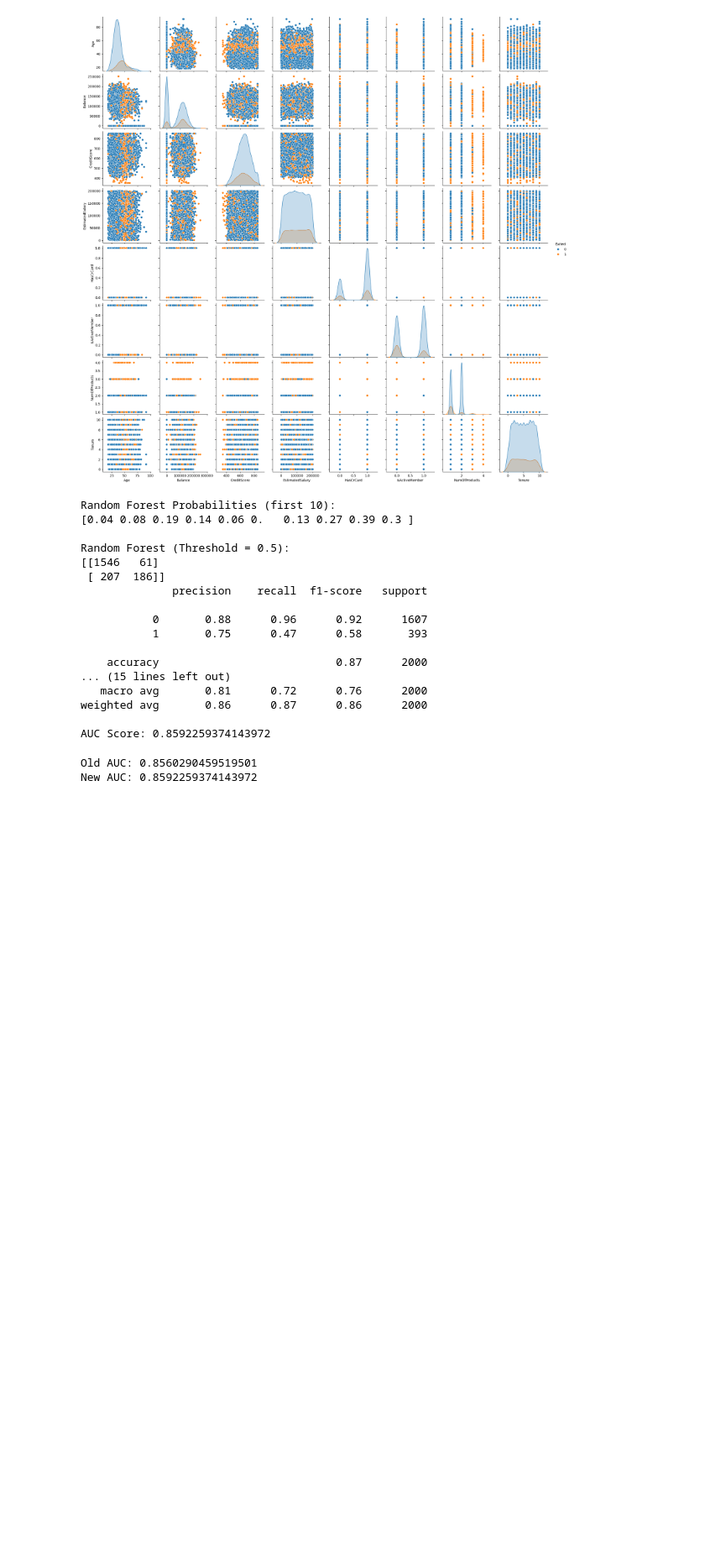
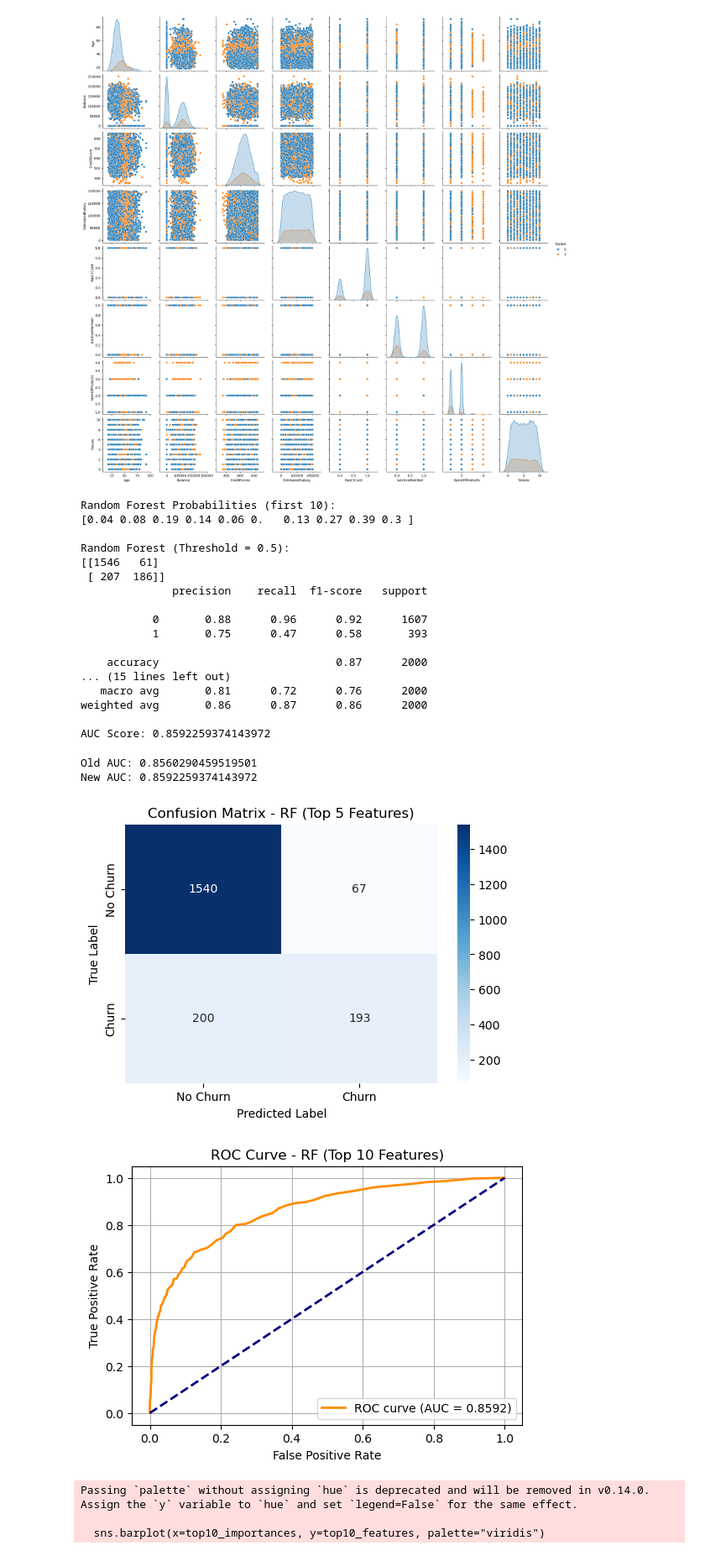
Before and after one commit to muskansohaney/Customer-churn-predictor-at-bank, a Jupyter notebook: churn_rf.ipynb, the cells around one changed output. Shown at 84% size. Saved outputs shown, nothing was run; the diff lists cells and outputs as text; code cells hidden in the pictures; blank space fills up the shorter version.

```diff
--- a/churn_rf.ipynb
+++ b/churn_rf.ipynb
@@ -133,15 +131,15 @@ feature_importance_df = pd.DataFrame({
 }).sort_values(by='Importance', ascending=False)
 
 # ---------- Step 2: Pick Top 5 Features ----------
-top5_features = feature_importance_df.head(10)['Feature'].tolist()
-print("🔥 Top 5 Important Features:", top5_features)
+top10_features = feature_importance_df.head(10)['Feature'].tolist()
+print("🔥 Top 10 Important Features:", top10_features)
 
 # ---------- Step 3: Train new RF using Top 5 Features ----------
-rf_top5 = RandomForestClassifier(n_estimators=100, random_state=42)
-rf_top5.fit(X_train[top5_features], y_train)
+rf_top10 = RandomForestClassifier(n_estimators=100, random_state=42)
+rf_top10.fit(X_train[top10_features], y_train)
 
 # ---------- Step 4: Evaluate ----------
-rf_probs = rf_top5.predict_proba(X_test[top5_features])[:, 1]
+rf_probs = rf_top10.predict_proba(X_test[top10_features])[:, 1]
 rf_preds = (rf_probs >= 0.5).astype(int)
 
 print("\n📊 RF Model (Top 5 Features):")
@@ -172,3 +170,42 @@ print("New AUC:", roc_auc_score(y_test, rf_probs))
 # %% [output]
 Old AUC: 0.8560290459519501
 New AUC: 0.8592259374143972
+# %%
+import matplotlib.pyplot as plt
+import seaborn as sns
+from sklearn.metrics import roc_curve, auc, ConfusionMatrixDisplay
+plt.figure(figsize=(6, 4))
+cm = confusion_matrix(y_test, rf_preds)
+sns.heatmap(cm, annot=True, fmt='d', cmap='Blues', xticklabels=["No Churn", "Churn"], yticklabels=["No Churn", "Churn"])
+plt.title("Confusion Matrix - RF (Top 5 Features)")
+plt.xlabel("Predicted Label")
+plt.ylabel("True Label")
+plt.show()
+
+fpr, tpr, thresholds = roc_curve(y_test, rf_probs)
+roc_auc = auc(fpr, tpr)
+
+plt.figure(figsize=(6, 4))
+plt.plot(fpr, tpr, color='darkorange', lw=2, label=f'ROC curve (AUC = {roc_auc:.4f})')
+plt.plot([0, 1], [0, 1], color='navy', lw=2, linestyle='--')
+plt.xlabel("False Positive Rate")
+plt.ylabel("True Positive Rate")
+plt.title("ROC Curve - RF (Top 10 Features)")
+plt.legend(loc="lower right")
+plt.grid()
+plt.show()
+
+plt.figure(figsize=(6, 4))
+top10_importances = rf_top10.feature_importances_
+sns.barplot(x=top10_importances, y=top10_features, palette="viridis")
+plt.title("Feature Importance - RF (Top 10 Features)")
+plt.xlabel("Importance Score")
+plt.ylabel("Feature")
+plt.tight_layout()
+plt.show()
+# %% [output]
+[figure, added]
+[figure, added]
+Passing `palette` without assigning `hue` is deprecated and will be removed in v0.14.0. Assign the `y` variable to `hue` and set `legend=False` for the same effect.
+
+  sns.barplot(x=top10_importances, y=top10_features, palette="viridis")
```
Also changed, not shown: parts of 7 cells of this notebook.
